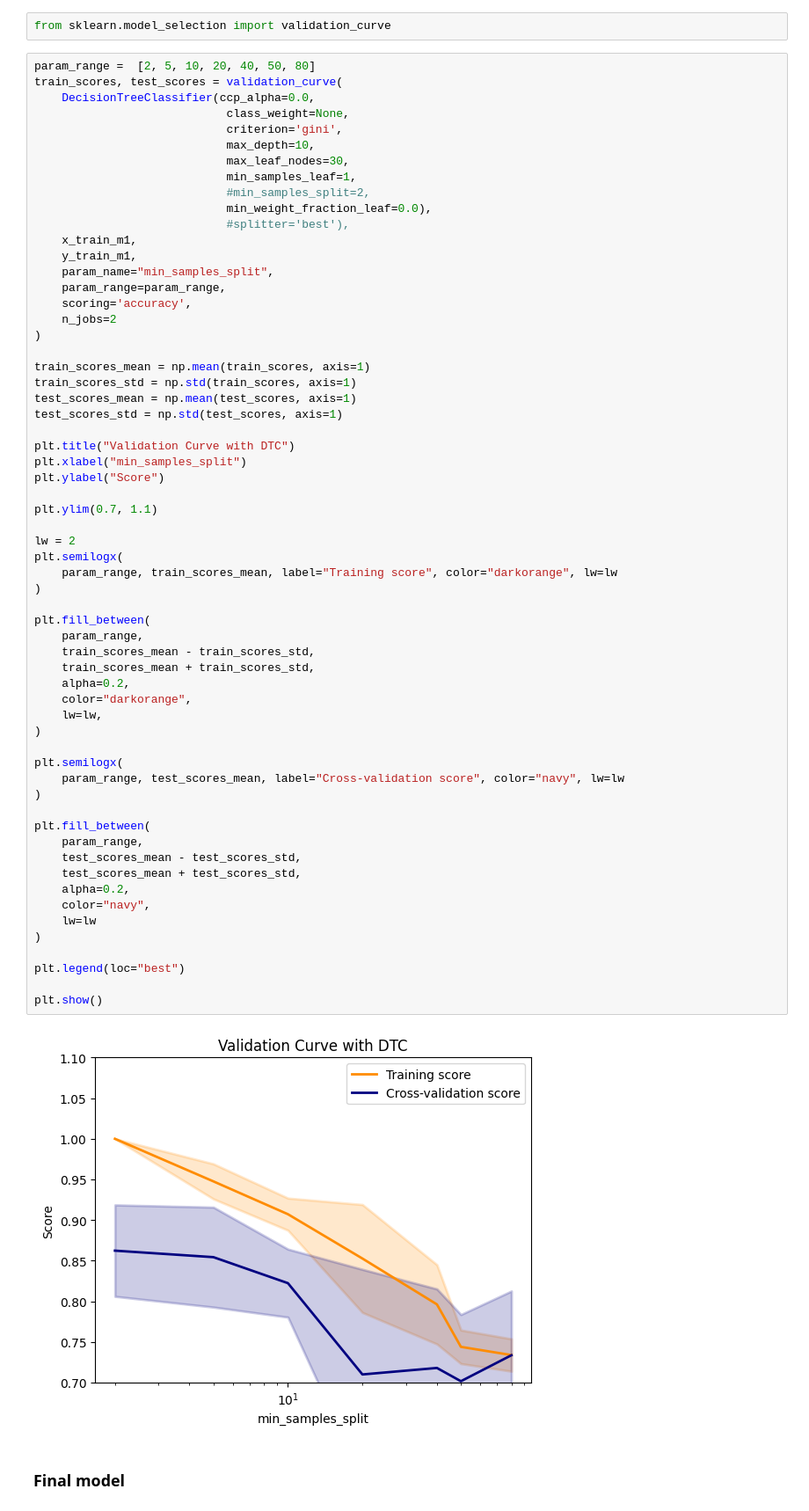
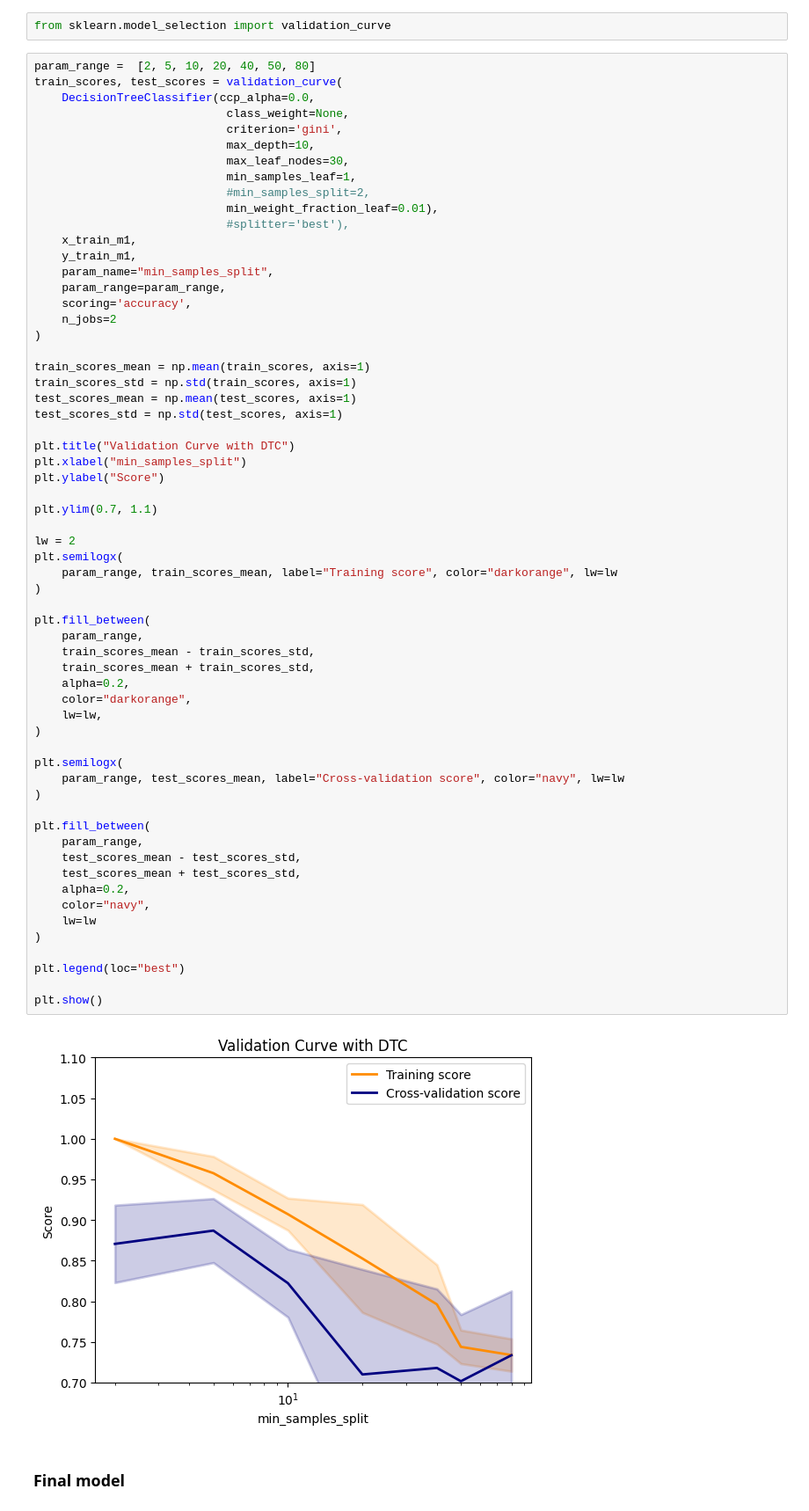
Before and after one commit to VeronicaPistolesi/MachineLearning, a Jupyter notebook: monk_tree.ipynb, the cells around one changed output. Shown: that part at 88% size. Drawn from its saved outputs; the diff is of its cells as text.

```diff
--- a/monk_tree.ipynb
+++ b/monk_tree.ipynb
@@ -117,7 +117,7 @@ train_scores, test_scores = validation_curve(
                             max_leaf_nodes=30,
                             min_samples_leaf=1,
                             #min_samples_split=2,
-                            min_weight_fraction_leaf=0.0),
+                            min_weight_fraction_leaf=0.01),
                             #splitter='best'),
     x_train_m1,
     y_train_m1,
@@ -142,34 +142,34 @@ lw = 2
 plt.semilogx(
     param_range, train_scores_mean, label="Training score", color="darkorange", lw=lw
 )
 
 plt.fill_between(
     param_range,
     train_scores_mean - train_scores_std,
     train_scores_mean + train_scores_std,
     alpha=0.2,
     color="darkorange",
     lw=lw,
 )
 
 plt.semilogx(
     param_range, test_scores_mean, label="Cross-validation score", color="navy", lw=lw
 )
 
 plt.fill_between(
     param_range,
     test_scores_mean - test_scores_std,
     test_scores_mean + test_scores_std,
     alpha=0.2,
     color="navy",
     lw=lw
 )
 
 plt.legend(loc="best")
 
 plt.show()
 # %% [output]
-[figure, old version]
+[figure, new version]
 # %% [markdown]
 ### Final model
 # %%
```
Also changed, not shown: parts of 2 cells of this notebook, 1 other file.
